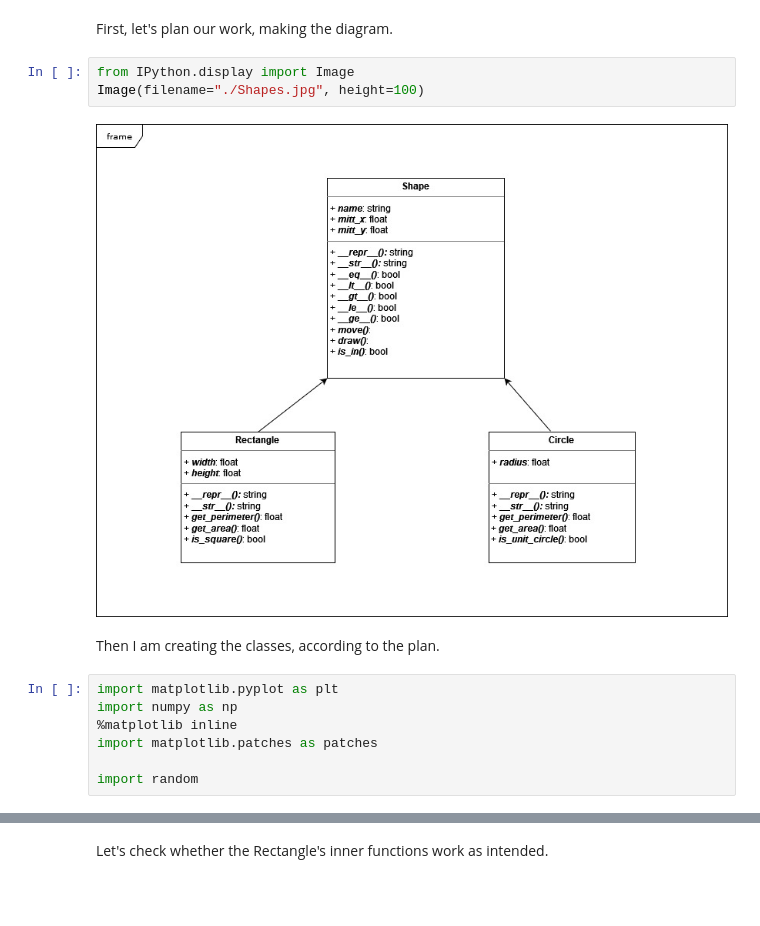
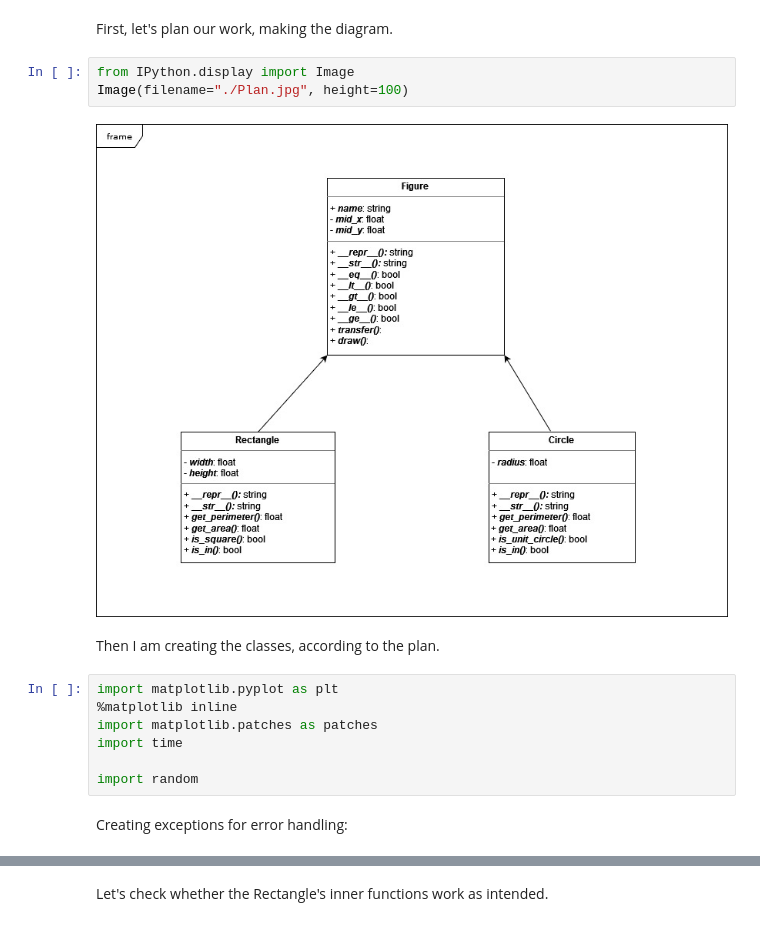
Before and after one commit to MaryKavalion/Python-Mary-Kavalionak, a Jupyter notebook: Labs/Geometry_OOP/Labb3_flow.ipynb, the cells around one changed output, grey strips where cells are left out. Cells and saved outputs as stored; diff of their text form; blank space fills up the shorter version.

Commit message:
ready variant:   Labs/Geometry_OOP/Labb3_code.py modified:   Labs/Geometry_OOP/Labb3_flow.ipynb modified:   Labs/Geometry_OOP/Shapes.drawio

```diff
--- a/Labs/Geometry_OOP/Labb3_flow.ipynb
+++ b/Labs/Geometry_OOP/Labb3_flow.ipynb
@@ -4,15 +4,17 @@ In this lab work, we are going to start with planning the structure of our class
 First, let's plan our work, making the diagram.
 # %%
 from IPython.display import Image
-Image(filename="./Shapes.jpg", height=100)
+Image(filename="./Plan.jpg", height=100)
 # %% [output]
-[figure, old version]
+[figure, new version]
 # %% [markdown]
 Then I am creating the classes, according to the plan.
 # %%
 import matplotlib.pyplot as plt
-import numpy as np
 %matplotlib inline
 import matplotlib.patches as patches
+import time
 
 import random
+# %% [markdown]
+Creating exceptions for error handling:
```
Also changed, not shown: parts of 14 cells of this notebook, 4 other files.
